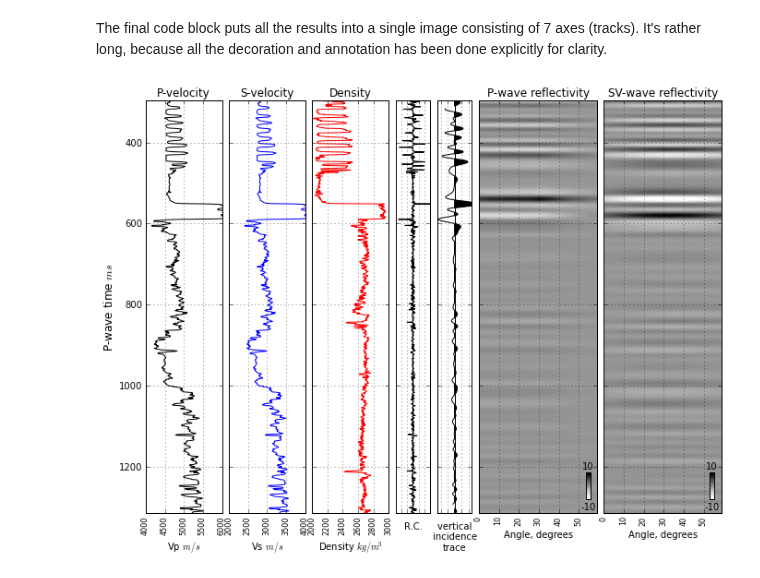
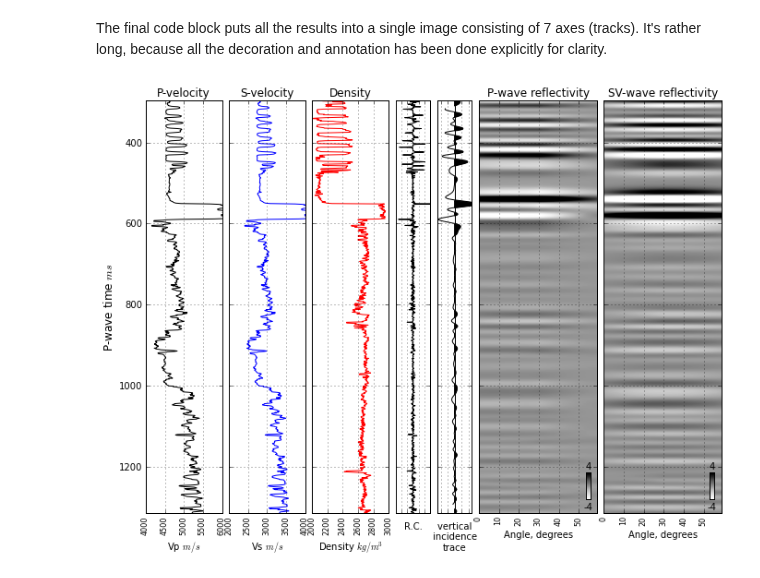
Before and after one commit to EvanBianco/notebooks, a Jupyter notebook: PP_and_PS_synthetic_gathers.ipynb, the cells around one changed output. Drawn from its saved outputs; the diff is of its cells as text; code cells hidden in the pictures.

Commit message:
tweaked color scales

```diff
--- a/PP_and_PS_synthetic_gathers.ipynb
+++ b/PP_and_PS_synthetic_gathers.ipynb
@@ -388,6 +388,7 @@ max_val = 10.0 # +/- max value for seismic amplitude display (clip)
 # %% [markdown]
 The final code block puts all the results into a single image consisting of 7 axes (tracks). It's rather long, because all the decoration and annotation has been done explicitly for clarity.
 # %%
+max_val = 4.0
 trim = 20  # to remove edge effect at top and base of synthetics
 # make a figure
 fig = plt.figure(figsize=(12,8))
@@ -488,35 +489,34 @@ ax6.grid()
 for label in labels:
     label.set_rotation(90)
     label.set_fontsize(fs)
 
-dx = 0.0
 caxPP = fig.add_axes([0.73,0.15,0.005,0.05])
-cax1 = fig.colorbar(imPP,caxPP)
+cax1 = fig.colorbar(imPP, caxPP)
 cax1.ax.text(0.5, 1.1, s=int(max_val), ha='center', va='bottom')
 cax1.ax.text(0.5, -0.1, s=int(-1*max_val), ha='center', va='top')
 
 cax1.set_ticks([])
 
 # Plot the PS reflectivities as an image
-imPS = ax7.imshow(syn_ps[trim:-trim:,:], cmap='Greys', clim=[-max_val,max_val], #aspect=0.25,
+imPS = ax7.imshow(syn_ps[trim:-trim:,:], cmap='Greys', clim=[-max_val,max_val],
            extent = [min(theta1),max(theta1),max(t),min(t)],
            aspect='auto',
            origin='upper')
 ax7.set_title('SV-wave reflectivity')
 ax7.set_yticklabels([])
 ax7.set_xlabel(r'Angle, degrees')
 labels = ax7.get_xticklabels()
 ax7.grid()
 for label in labels:
     label.set_rotation(90)
     label.set_fontsize(fs)
 
 caxPS = fig.add_axes([0.885,0.15,0.005,0.05])
-cax2 = fig.colorbar(imPS,caxPS)
+cax2 = fig.colorbar(imPS, caxPS)
 cax2.ax.text(0.5, 1.1, s=int(max_val), ha='center', va='bottom')
 cax2.ax.text(0.5, -0.1, s=int(-1*max_val), ha='center', va='top')
 cax2.set_ticks([])
 
 plt.show()
 # %% [output]
-[figure, old version]
+[figure, new version]
```
